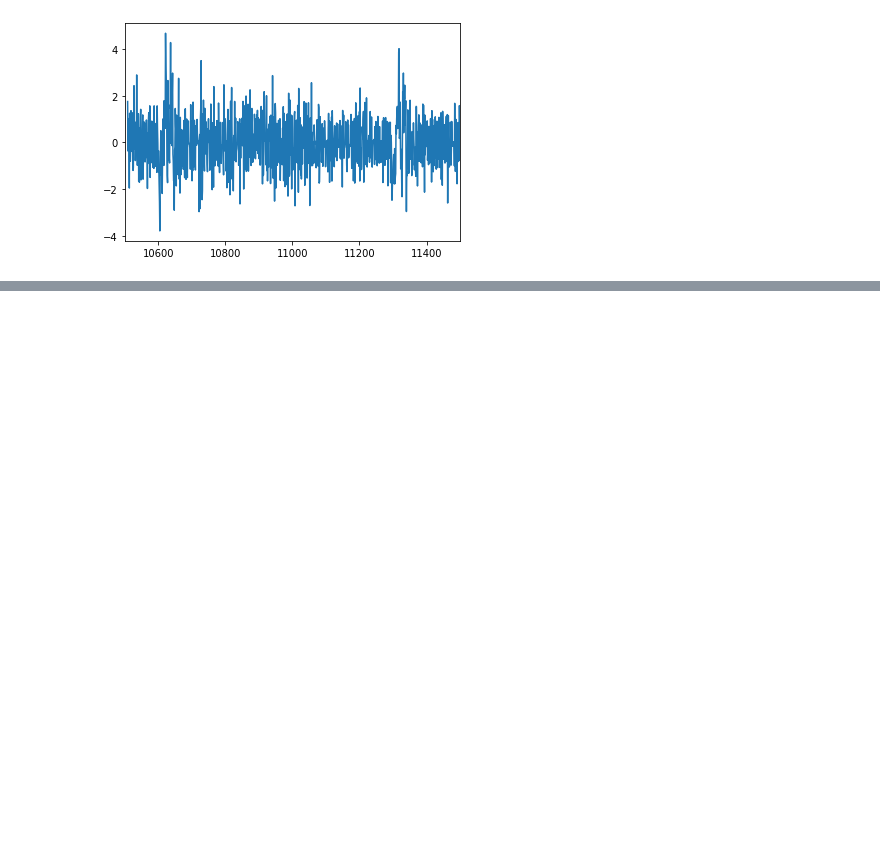
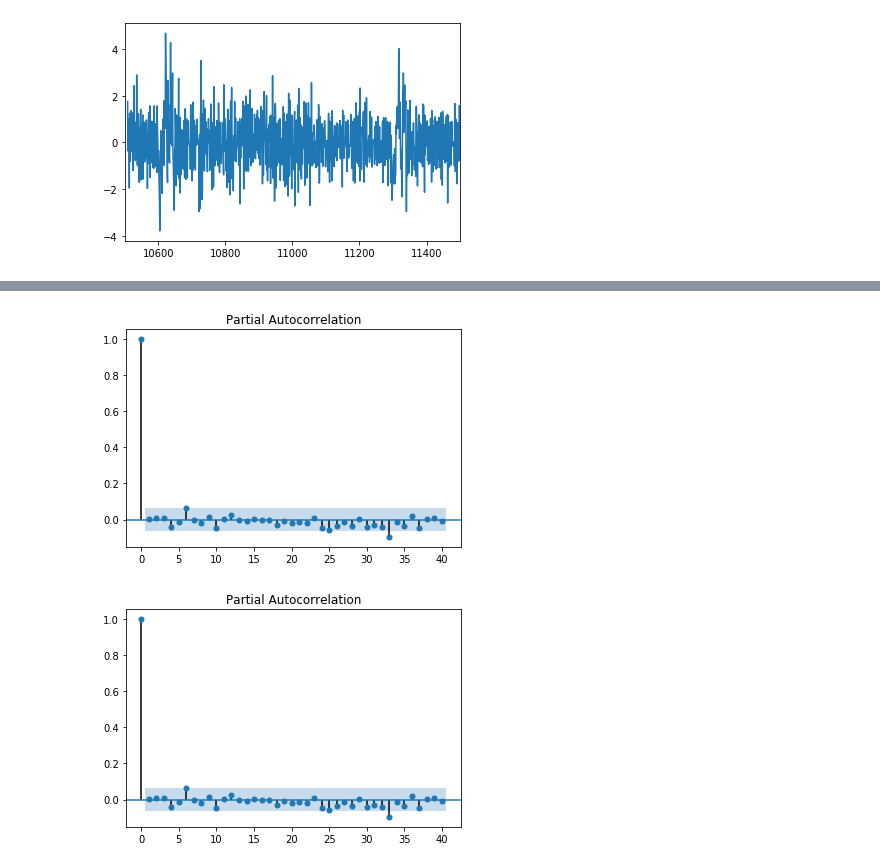
Before and after one commit to KessaPassa/master_study, a Jupyter notebook: 2章_自己回帰モデル.ipynb, the cells around one changed output, grey strips where cells are left out. Cells and saved outputs as stored; diff of their text form; code cells hidden in the pictures; blank space fills up the shorter version.

```diff
--- a/2章_自己回帰モデル.ipynb
+++ b/2章_自己回帰モデル.ipynb
@@ -172,0 +201,7 @@ plt.plot(np.hstack((y_diff[:11],
+# %%
+# 偏自己相関
+tsaplots.plot_pacf(res, lags=40)
+# ランダムウォーク過程のため自己相関はないことが確認できた
+# %% [output]
+[figure, added]
+[figure, added]
```
Also changed, not shown: parts of 38 cells of this notebook, 2 other files.
